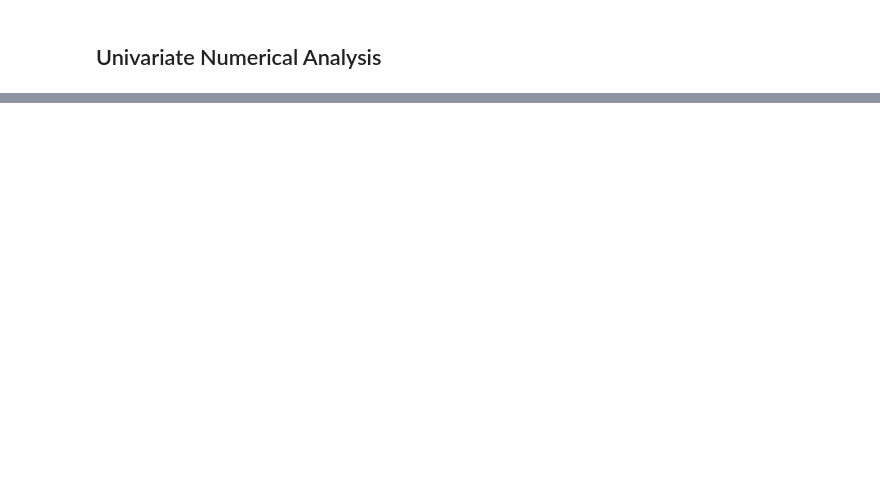
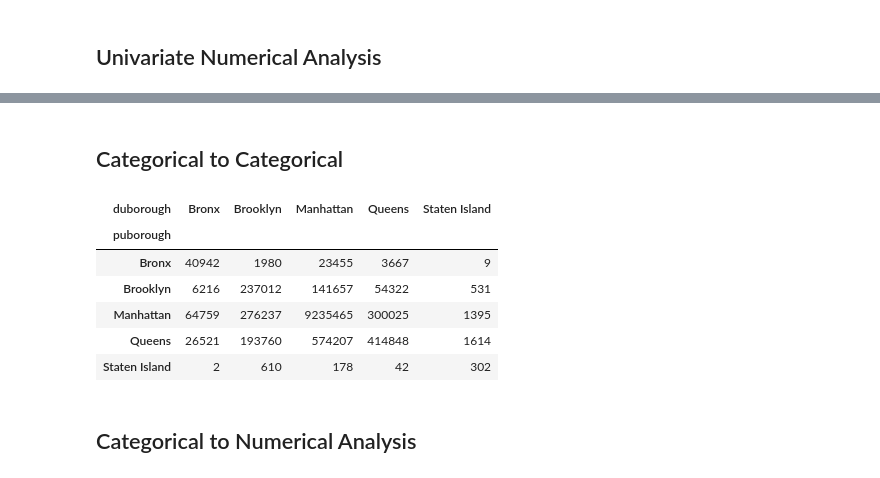
Before and after one commit to drod75/nyc_taxi_analysis, a Jupyter notebook: notebooks/data_exploration.ipynb, the cells around one changed output, grey strips where cells are left out. Drawn from its saved outputs; the diff is of its cells as text; code cells hidden in the pictures; blank space fills up the shorter version.

```diff
--- a/notebooks/data_exploration.ipynb
+++ b/notebooks/data_exploration.ipynb
@@ -131,0 +171,15 @@ taxi_df.describe().T
+# %% [markdown]
+## Categorical to Categorical
+# %%
+borough_crosstab = pd.crosstab(taxi_zone_df['puborough'], taxi_zone_df['duborough'])
+borough_crosstab
+# %% [output]
+| duborough | Bronx | Brooklyn | Manhattan | Queens | Staten Island |
+| puborough |  |  |  |  |  |
+| Bronx | 40942 | 1980 | 23455 | 3667 | 9 |
+| Brooklyn | 6216 | 237012 | 141657 | 54322 | 531 |
+| Manhattan | 64759 | 276237 | 9235465 | 300025 | 1395 |
+| Queens | 26521 | 193760 | 574207 | 414848 | 1614 |
+| Staten Island | 2 | 610 | 178 | 42 | 302 |
+# %% [markdown]
+## Categorical to Numerical Analysis
```
Also changed, not shown: parts of 16 cells of this notebook.
